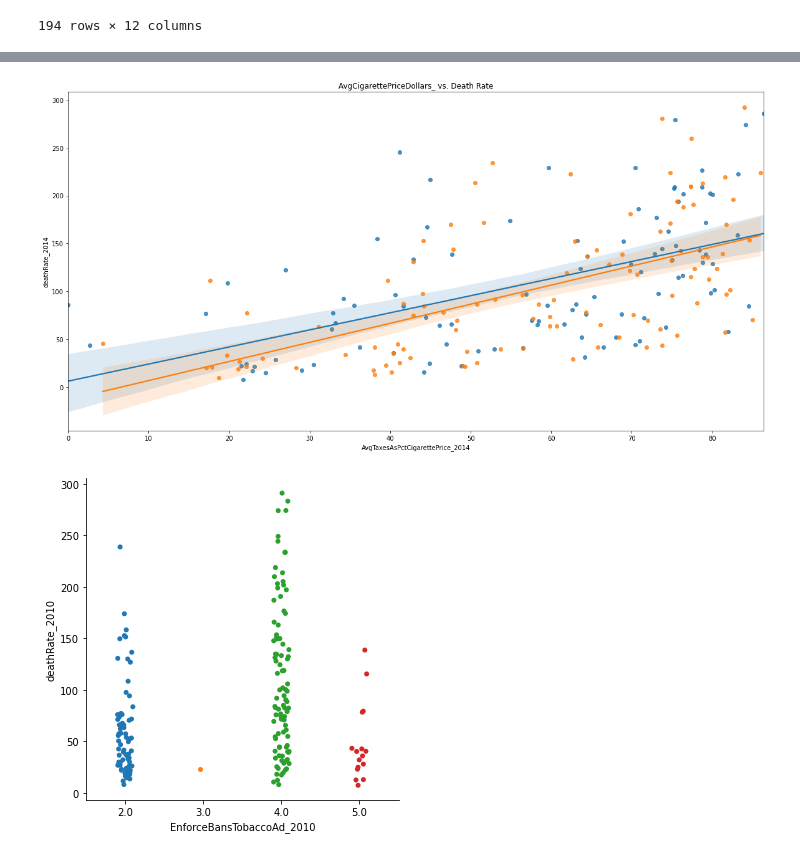
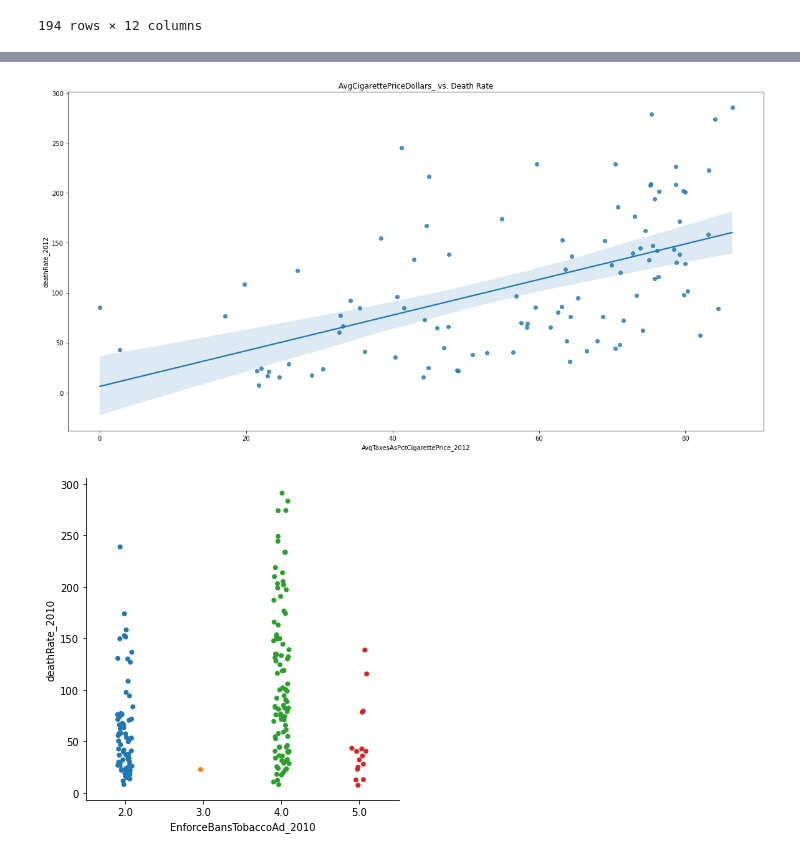
Before and after one commit to Jonathan-Z/GatechCorrelation1TobaccoDatathon, a Jupyter notebook: Graphs.ipynb, the cells around one changed output, grey strips where cells are left out. Saved outputs shown, nothing was run; the diff lists cells and outputs as text; code cells hidden in the pictures.

```diff
--- a/Graphs.ipynb
+++ b/Graphs.ipynb
@@ -744,6 +762,6 @@ avgprice = stop_smoking[["AvgCigarettePriceDollars_" + str(x) for x in (2012,201
 # %%
 fig, ax = plt.subplots(figsize=(20,10))
-for year in (2012,2014):
+for year in (2012,):
     sns.regplot(data = combined_stop_smoking,
                    x="AvgCigarettePriceDollars_" + str(year),
                    y="deathRate_" + str(year),
@@ -756,13 +791,13 @@ avgtax = stop_smoking[["AvgTaxesAsPctCigarettePrice_" + str(x) for x in (2012,20
 # %%
 fig, ax = plt.subplots(figsize=(20,10))
-for year in (2012,2014):
+for year in (2012,):
     sns.regplot(data = combined_stop_smoking,
                    x="AvgTaxesAsPctCigarettePrice_" + str(year),
                    y="deathRate_" + str(year),
                     label =year)
 plt.title("AvgCigarettePriceDollars_ vs. Death Rate");
 # %% [output]
-[figure, old version]
+[figure, new version]
 # %%
 enforce = stop_smoking[["EnforceBansTobaccoAd_" + str(x) for x in (2010,2012,2014)]]
 # %%
```
Also changed, not shown: parts of 17 cells of this notebook, 39 other files.
